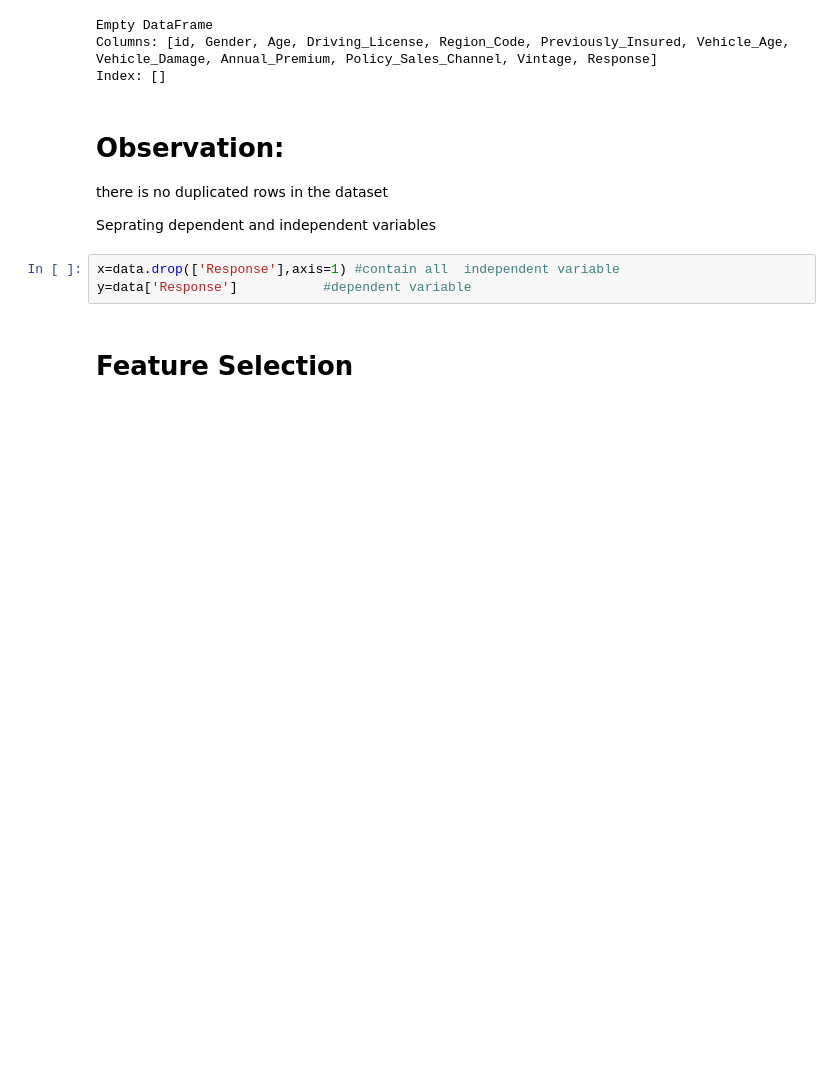
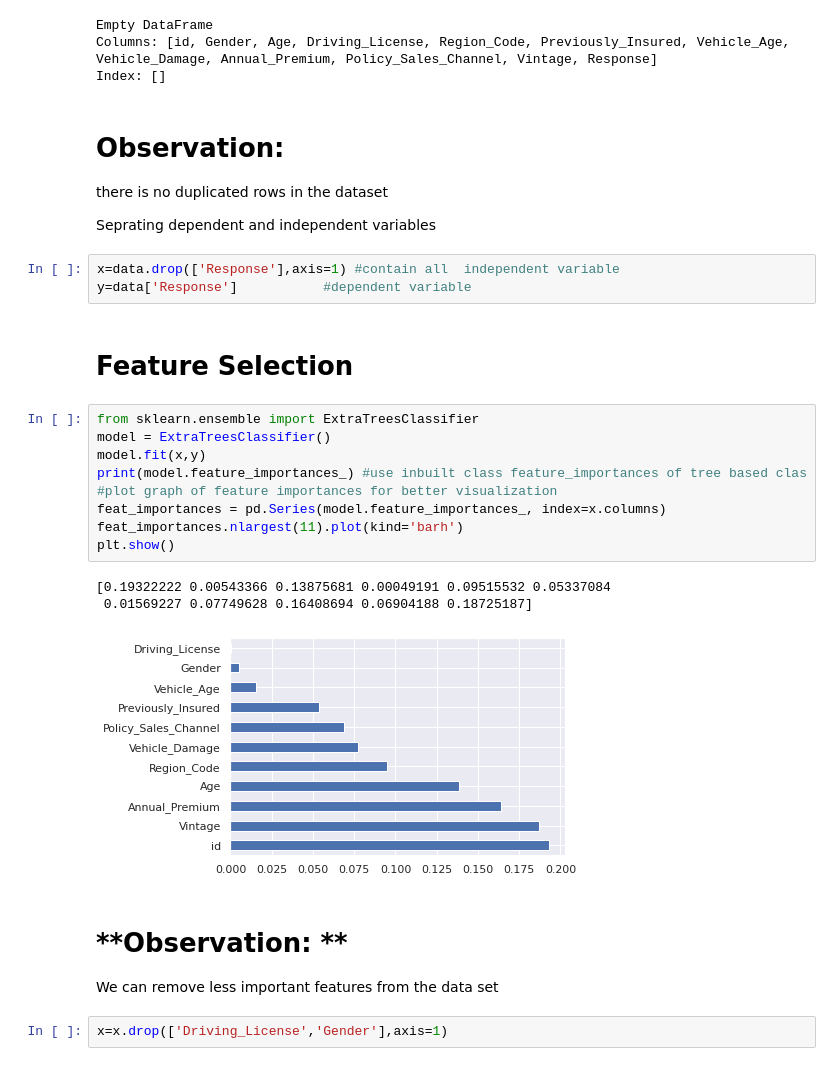
Before and after one commit to nileshrathod17/Health-Insurance-Cross-Sell-Prediction, a Jupyter notebook: Health_Insurance_Cross_Sell_Prediction.ipynb, the cells around one changed output. Saved outputs shown, nothing was run; the diff lists cells and outputs as text; blank space fills up the shorter version.

```diff
--- a/Health_Insurance_Cross_Sell_Prediction.ipynb
+++ b/Health_Insurance_Cross_Sell_Prediction.ipynb
@@ -321,3 +321,22 @@ x=data.drop(['Response'],axis=1) #contain all  independent variable
 y=data['Response']           #dependent variable
 # %% [markdown]
 # **Feature Selection**
+# %%
+from sklearn.ensemble import ExtraTreesClassifier
+model = ExtraTreesClassifier()
+model.fit(x,y)
+print(model.feature_importances_) #use inbuilt class feature_importances of tree based clas
+#plot graph of feature importances for better visualization
+feat_importances = pd.Series(model.feature_importances_, index=x.columns)
+feat_importances.nlargest(11).plot(kind='barh')
+plt.show()
+# %% [output]
+[0.19322222 0.00543366 0.13875681 0.00049191 0.09515532 0.05337084
+ 0.01569227 0.07749628 0.16408694 0.06904188 0.18725187]
+[figure, added]
+# %% [markdown]
+# **Observation: **
+
+We can remove less important features from the data set
+# %%
+x=x.drop(['Driving_License','Gender'],axis=1)
```
Also changed, not shown: parts of 1 cell of this notebook.
